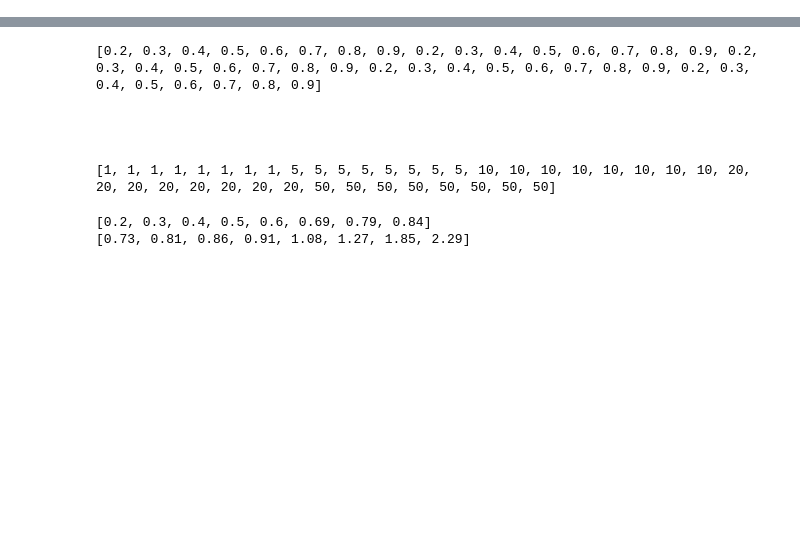
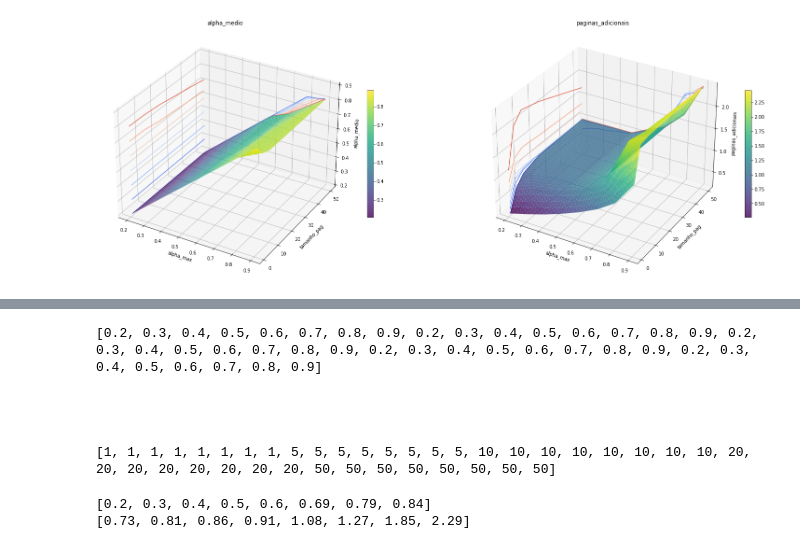
Before and after one commit to Danub2002/Linear-Hashing-Analysis, a Jupyter notebook: Análise Hashing Linear.ipynb, the cells around one changed output, grey strips where cells are left out. Cells and saved outputs as stored; diff of their text form; code cells hidden in the pictures; blank space fills up the shorter version.

```diff
--- a/Análise Hashing Linear.ipynb
+++ b/Análise Hashing Linear.ipynb
@@ -6,7 +12,11 @@ from Linear_hashing import Linear_hashing
 # %%
-import random
-import numpy as np
 
+results = {
+    "alpha_max":[],
+    "tamanho_pag": [],
+    "alpha_medio":[],
+    "paginas_adicionais": []
+}
 alpha_medio_vector = []
 p_asterisk_vector = []
 used_values = []
@@ -25,5 +35,11 @@ for p in P:
 
       d1 += h.get_alpha_medio()
       d2 += h.get_p_asterisk()
-    alpha_medio_vector.append(round(d1/10, 2))
-    p_asterisk_vector.append(round(d2/10, 2))
+
+    results["alpha_max"].append(y)
+    results["tamanho_pag"].append(p)
+    results["alpha_medio"].append(round(d1/10, 2))
+    results["paginas_adicionais"].append(round(d2/10, 2))
+
+df = pd.DataFrame(results)
+df.head()
@@ -29,0 +64,59 @@ for p in P:
+# %%
+fig = plt.figure(figsize=(15, 10))
+ax1 = fig.add_subplot(121, projection='3d')
+# Remove old colorbars
+x = df["alpha_max"]; y = df["tamanho_pag"]; z = df["alpha_medio"]
+
+# Define grid for interpolation
+xi = np.linspace(min(x), max(x), 100)
+yi = np.linspace(min(y), max(y), 100)
+xi, yi = np.meshgrid(xi, yi)
+
+
+# Interpolate using griddata
+zi = griddata((x, y), z, (xi, yi), method='linear')
+
+# Plot the interpolated surface
+surf1 = ax1.plot_surface(xi, yi, zi, cmap='viridis',alpha=0.8)
+
+# Add colorbar
+fig.colorbar(surf1,shrink = 0.5)
+
+
+
+
+# Add contours on the sides
+ax1.contour(xi, yi, zi, zdir='x', offset=min(x), cmap='coolwarm')
+
+ax1.contour(xi, yi, zi, zdir='y', offset=max(y), cmap='coolwarm')
+
+
+z = df["paginas_adicionais"]
+zi = griddata((x, y), z, (xi, yi), method='linear')
+
+ax2 = fig.add_subplot(122, projection='3d')
+
+ax2.contour(xi, yi, zi, zdir='x', offset=min(x), cmap='coolwarm')
+
+ax2.contour(xi, yi, zi, zdir='y', offset=max(y), cmap='coolwarm')
+
+surf2 = ax2.plot_surface(xi, yi, zi, cmap='viridis',alpha=0.8)
+
+fig.colorbar(surf2,shrink=0.5)
+
+# Labeling
+ax1.set_xlabel('alpha_max')
+ax1.set_ylabel('tamanho_pag')
+ax1.set_zlabel('alpha_medio')
+ax1.set_title("alpha_medio")
+
+ax2.set_xlabel('alpha_max')
+ax2.set_ylabel('tamanho_pag')
+ax2.set_zlabel('paginas_adicionais')
+ax2.set_title("paginas_adicionais")
+
+plt.subplots_adjust(right=1.5)
+# Show plot
+plt.show()
+# %% [output]
+[figure, added]
```
Also changed, not shown: parts of 6 cells of this notebook, 1 other file.
